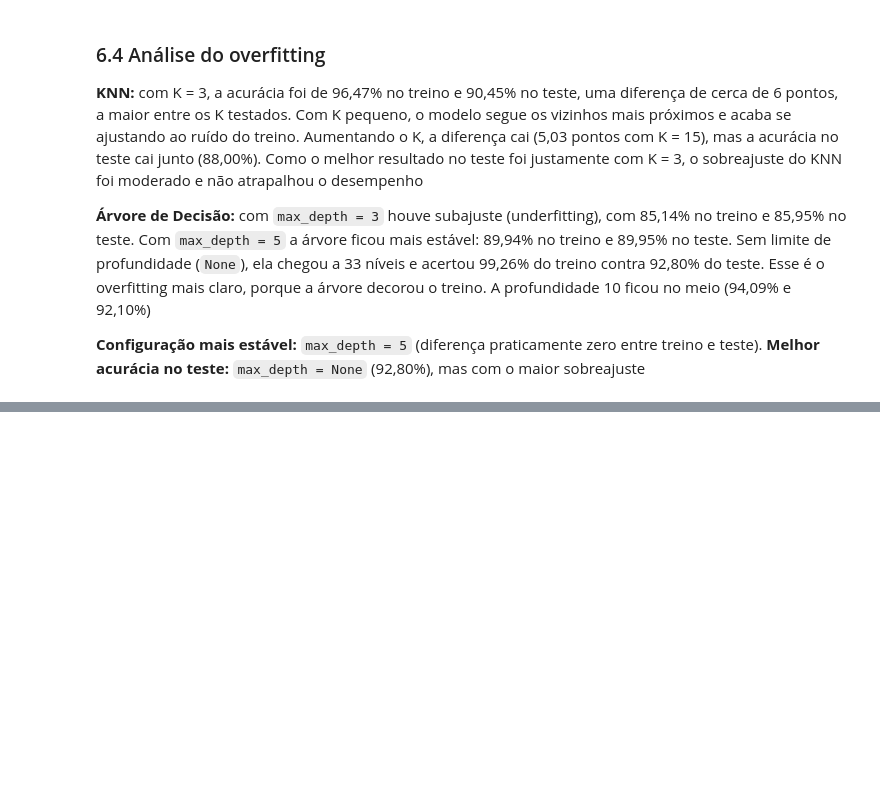
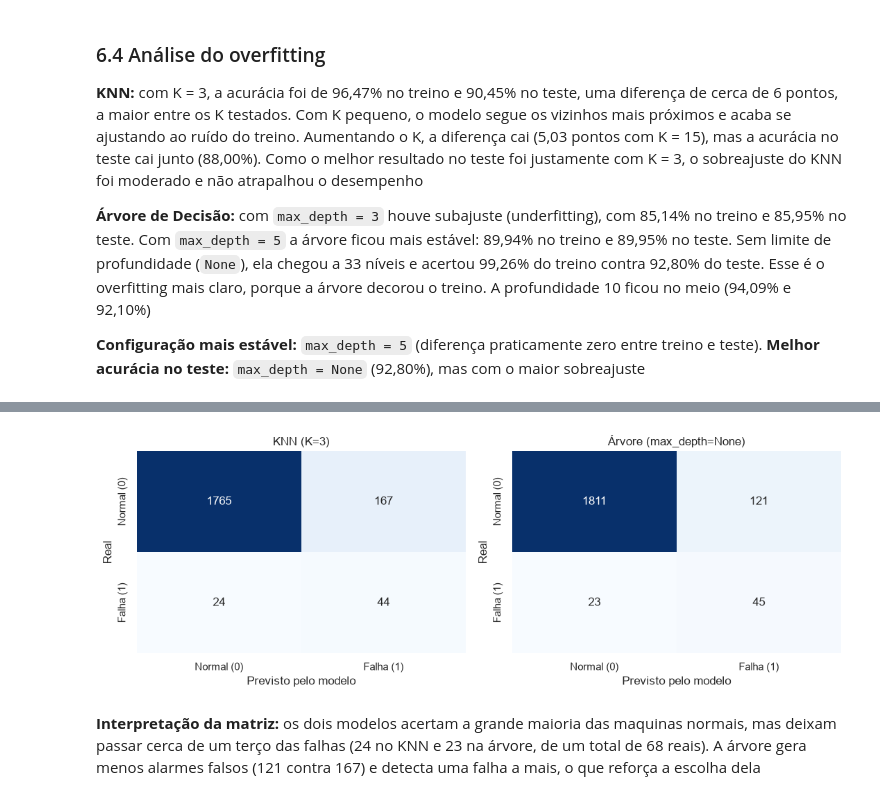
Before and after one commit to arthursphilippi-coder/manutencao-preditiva-ml, a Jupyter notebook: projeto_manutencao_preditiva.ipynb, the cells around one changed output, grey strips where cells are left out. Saved outputs shown, nothing was run; the diff lists cells and outputs as text; code cells hidden in the pictures; blank space fills up the shorter version.

```diff
--- a/projeto_manutencao_preditiva.ipynb
+++ b/projeto_manutencao_preditiva.ipynb
@@ -597,0 +644,10 @@ plt.show()
+# %%
+from sklearn.metrics import confusion_matrix, recall_score
+
+for nome, pred in [("KNN", pred_knn), ("Árvore", pred_arvore)]:
+    cm = confusion_matrix(y_test, pred)
+    print(f"{nome}:")
+    print(f"  Matriz [[VN, FP], [FN, VP]]: {cm.tolist()}")
+    print(f"  Falhas detectadas: {cm[1,1]} de {cm[1].sum()} | recall = {recall_score(y_test, pred):.3f}")
+
+print("\nReferência: sempre prever sem falha acertaria", round((1 - y_test.mean()) * 100, 2), "%")
@@ -597,0 +663,27 @@ plt.show()
+# %%
+from sklearn.metrics import confusion_matrix
+
+rotulos = ["Normal (0)", "Falha (1)"]
+modelos_cm = [
+    (f"KNN (K={melhor_k})", pred_knn),
+    (f"Árvore (max_depth={melhor_prof})", pred_arvore),
+]
+
+fig, eixos = plt.subplots(1, 2, figsize=(11, 4))
+
+for eixo, (nome, pred) in zip(eixos, modelos_cm):
+    cm = confusion_matrix(y_test, pred)
+    sns.heatmap(
+        cm, annot=True, fmt="d", cmap="Blues", cbar=False,
+        xticklabels=rotulos, yticklabels=rotulos, ax=eixo,
+    )
+    eixo.set_title(nome)
+    eixo.set_xlabel("Previsto pelo modelo")
+    eixo.set_ylabel("Real")
+
+plt.tight_layout()
+plt.show()
+# %% [output]
+[figure, added]
+# %% [markdown]
+**Interpretação da matriz:** os dois modelos acertam a grande maioria das maquinas normais, mas deixam passar cerca de um terço das falhas (24 no KNN e 23 na árvore, de um total de 68 reais). A árvore gera menos alarmes falsos (121 contra 167) e detecta uma falha a mais, o que reforça a escolha dela
```
Also changed, not shown: parts of 7 cells of this notebook.
